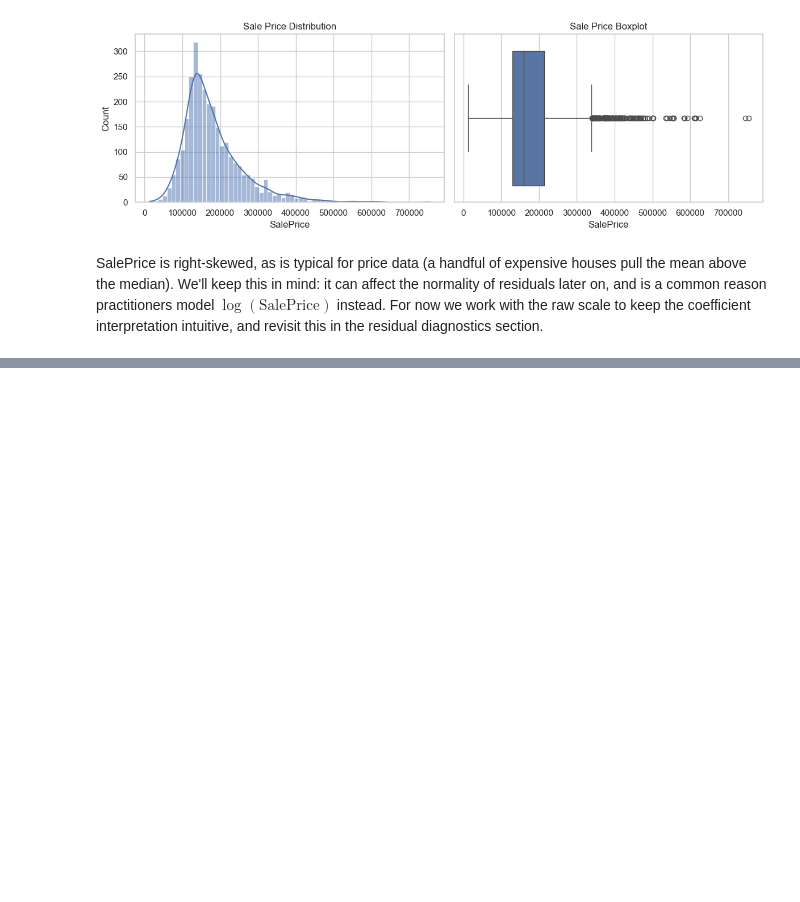
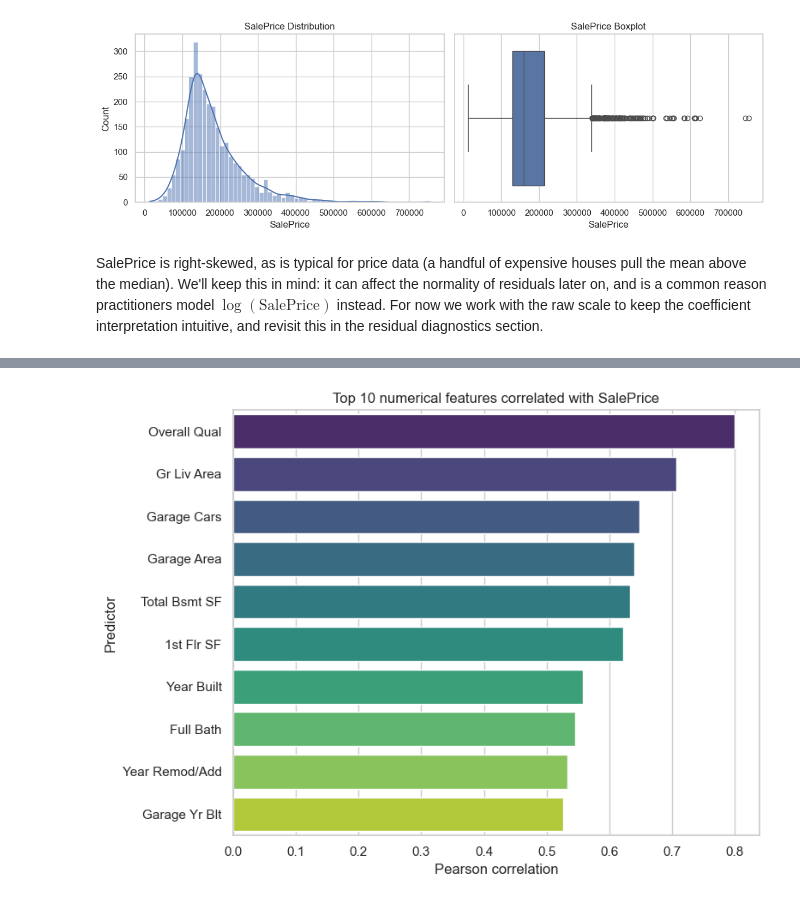
Before and after one commit to danielfdez-ds/ML-Notes-and-Projects, a Jupyter notebook: 01_Linear_Regression/01LinearRegression.ipynb, the cells around one changed output, grey strips where cells are left out. Saved outputs shown, nothing was run; the diff lists cells and outputs as text; code cells hidden in the pictures; blank space fills up the shorter version.

```diff
--- a/01_Linear_Regression/01LinearRegression.ipynb
+++ b/01_Linear_Regression/01LinearRegression.ipynb
@@ -93,0 +98,4 @@ SalePrice is right-skewed, as is typical for price data (a handful of expensive
+# %%
+numeric_df = df.select_dtypes(include=[np.number])
+correlations = numeric_df.corr(numeric_only=True)["SalePrice"].sort_values(ascending=False)
+correlations.head(11) #top 10 + SalePrice itself
@@ -93,0 +115,12 @@ SalePrice is right-skewed, as is typical for price data (a handful of expensive
+# %%
+top_corr = correlations.drop("SalePrice").head(10)
+# %%
+plt.figure(figsize=(8, 6))
+sns.barplot(x=top_corr.values, y=top_corr.index, hue=top_corr.index, palette="viridis", legend=False)
+plt.title("Top 10 numerical features correlated with SalePrice")
+plt.xlabel("Pearson correlation")
+plt.ylabel("Predictor")
+plt.tight_layout()
+plt.show()
+# %% [output]
+[figure, added]
```
Also changed, not shown: parts of 10 cells of this notebook.
